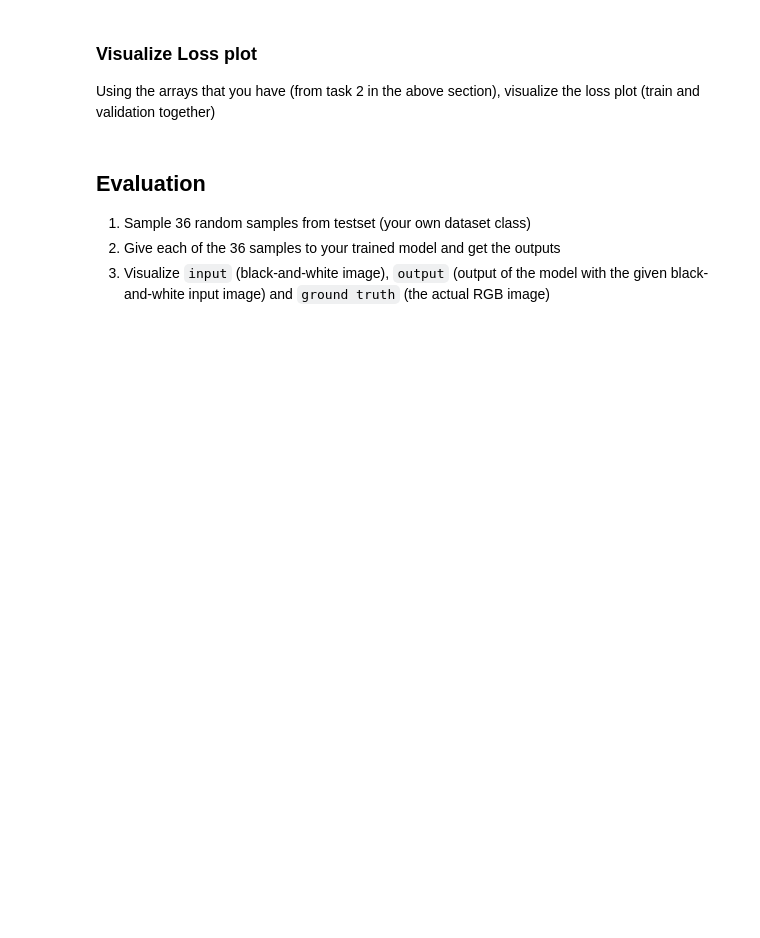
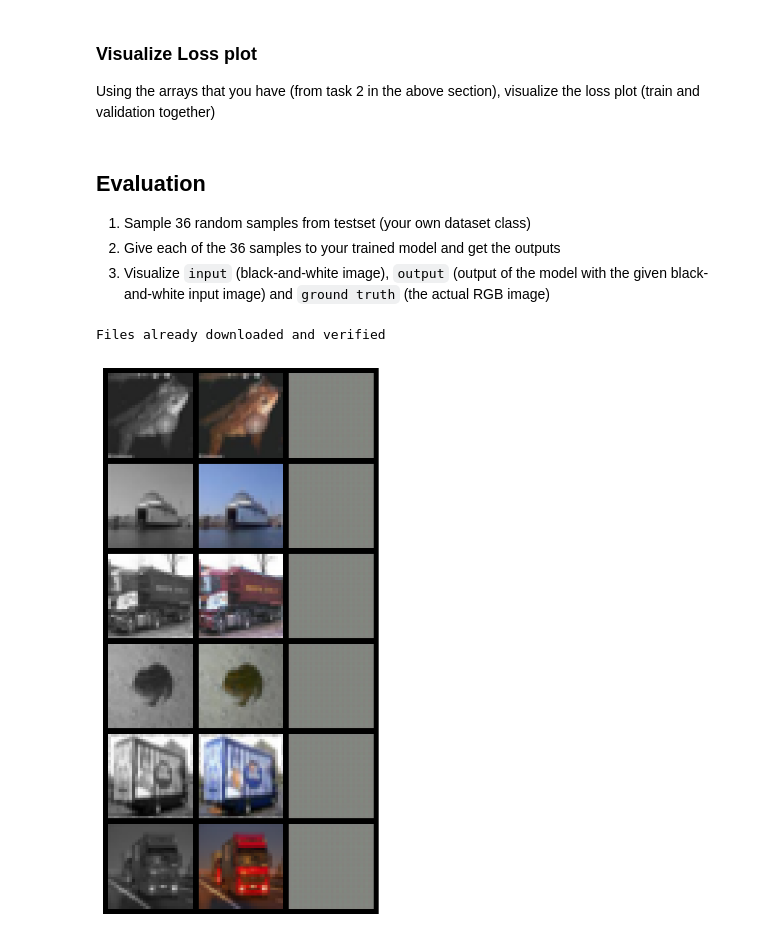
Before and after one commit to sehbeygi79/CIFAR10-Classification-Colorization, a Jupyter notebook: CIFAR10_Classification_And_Colorization.ipynb, the cells around one changed output. Cells and saved outputs as stored; diff of their text form; code cells hidden in the pictures; blank space fills up the shorter version.

Commit message:
colorization part implemented

```diff
--- a/CIFAR10_Classification_And_Colorization.ipynb
+++ b/CIFAR10_Classification_And_Colorization.ipynb
@@ -854,6 +864,11 @@ initial_trainset = BlackAndWhiteCIFAR10(
 )
 # %% [output]
 Files already downloaded and verified
+# %%
+tmp_size = int(0.01 * len(initial_trainset))
+_, initial_trainset = torch.utils.data.random_split(
+    initial_trainset, (len(initial_trainset) - tmp_size, tmp_size)
+)
 # %%
 val_size = int(0.1 * len(initial_trainset))
 trainset, valset = torch.utils.data.random_split(
@@ -940,4 +1001,4 @@ Tasks:
   - Validation loss
 - [ ] save train/validation loss (of each epoch) in an array for later usage
 # %%
-net =
+net = colorizationNet()
@@ -986,0 +1078,48 @@ testloader =
+# %%
+testset = BlackAndWhiteCIFAR10(
+    root="./data", train=False, download=True, transform=transform_test
+)
+testloader = torch.utils.data.DataLoader(
+    testset, batch_size=batch_size, shuffle=False, num_workers=2
+)
+# %% [output]
+Files already downloaded and verified
+# %%
+N = 6
+random_indices = torch.randperm(len(testset))[:N]
+random_samples = [testset[idx] for idx in random_indices]
+random_inputs = torch.stack([t[0] for t in random_samples])
+net.to(device)
+net = net.eval()
+with torch.no_grad():
+    random_inputs.to(device)
+    colored_imgs = net(random_inputs)
+
+
+grid_images = []
+net.to(device)
+net = net.eval()
+with torch.no_grad():
+    for (bw_img, rgb_img), colored_img in zip(random_samples, colored_imgs):
+        bw_img = norminv(bw_img)
+        bw_img = bw_img.expand(3, -1, -1)
+        rgb_img = norminv(rgb_img)
+        colored_img = norminv(colored_img)
+
+        grid_images.extend([bw_img, rgb_img, colored_img])
+
+grid = torchvision.utils.make_grid(grid_images, nrow=3)
+
+plt.figure(figsize=(10, 10))
+plt.imshow(grid.permute(1, 2, 0))
+plt.axis("off")
+# # Add titles to each column
+# plt.subplot(3, 1, 1)
+# plt.title('col1')
+# plt.subplot(1, 3, 2)
+# plt.title('col2')
+# plt.subplot(1, 3, 3)
+# plt.title('col3')
+plt.show()
+# %% [output]
+[figure, added]
```
Also changed, not shown: parts of 23 cells of this notebook.
